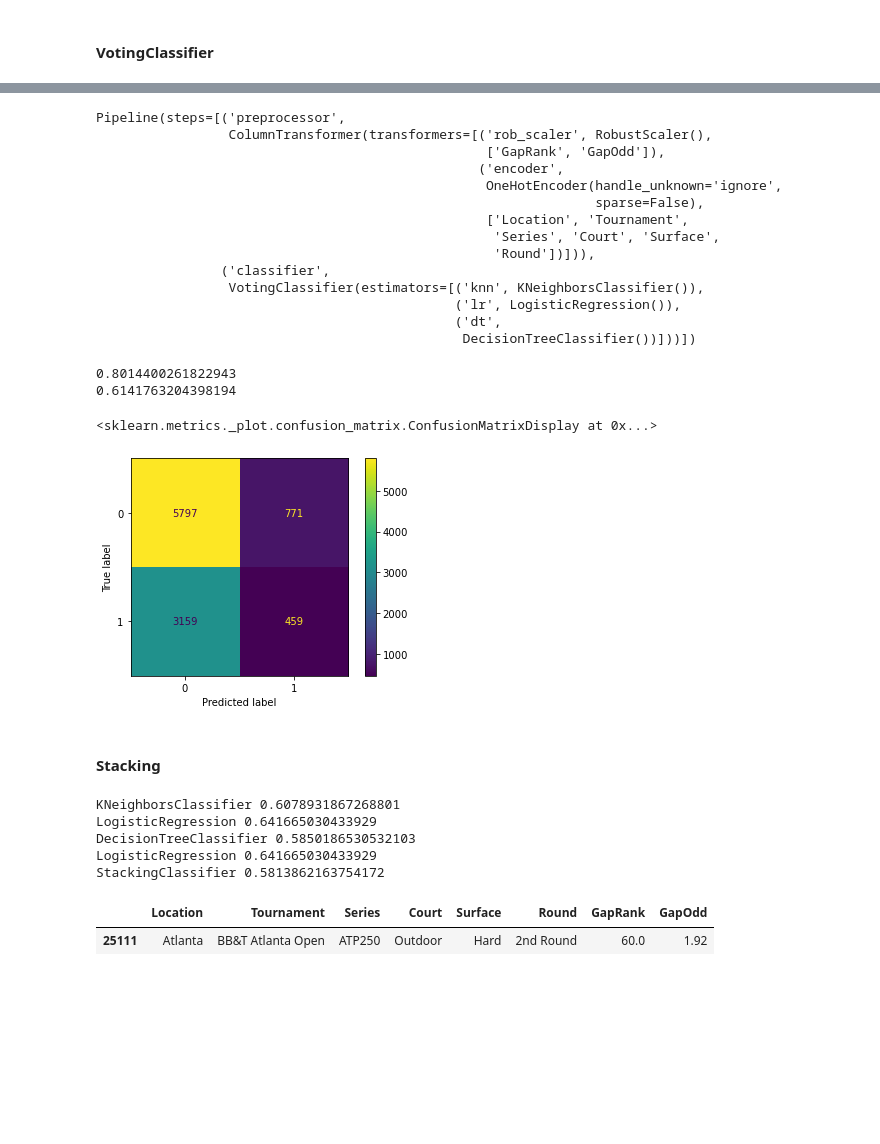
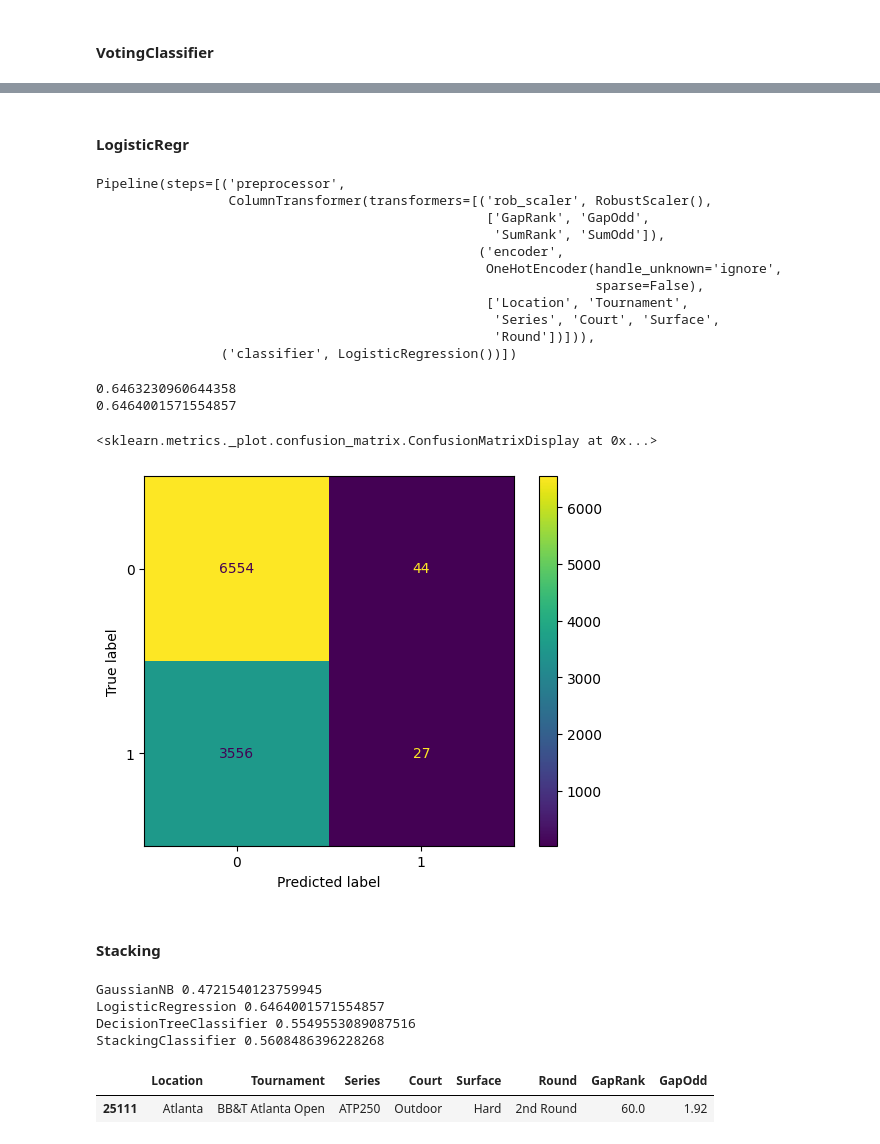
Before and after one commit to Marc-Abele/tennis-predictions, a Jupyter notebook: ml_3sets.ipynb, the cells around one changed output, grey strips where cells are left out. Cells and saved outputs as stored; diff of their text form; code cells hidden in the pictures; blank space fills up the shorter version.

Commit message:
beginning of predictions on WTA matches, added prediction algorithm of sets number & bugs corrections with .xlsx files remplaced by .csv files

```diff
--- a/ml_3sets.ipynb
+++ b/ml_3sets.ipynb
@@ -540,3 +568,11 @@ algo_voting=VotingClassifier(estimators=[
     ('lr', LogisticRegression()),
     ('dt', DecisionTreeClassifier())],
                              voting='hard')
+# %%
+# Création du pipeline avec le préprocesseur et le classificateur SVC
+pipeline_voting = Pipeline(steps=[
+    ('preprocessor', preprocessor),
+    ('classifier', algo_voting)
+])
+
+pipeline_voting
@@ -542,0 +595,9 @@ algo_voting=VotingClassifier(estimators=[
+# %%
+pipeline_voting.fit(X_train, y_train)
+
+y_test_pred=pipeline_voting.predict(X_test)
+
+print(pipeline_voting.score(X_train,y_train))
+print(pipeline_voting.score(X_test,y_test))
+
+ConfusionMatrixDisplay(confusion_matrix(y_test,y_test_pred), display_labels=pipeline_voting.classes_).plot()
@@ -543,6 +611,8 @@ algo_voting=VotingClassifier(estimators=[
+# %% [markdown]
+#### LogisticRegr
 # %%
 categorical_columns = ['Location', 'Tournament', 'Series', 'Court', 'Surface', 'Round']
-numeric_columns = ['GapRank', 'GapOdd']
+numeric_columns = ['GapRank', 'GapOdd', 'SumRank', 'SumOdd']
 
 rob_scaler = RobustScaler()
 ohe = OneHotEncoder(handle_unknown='ignore', sparse=False)
@@ -555,61 +625,58 @@ preprocessor = ColumnTransformer(
     ])
 
 # Création du pipeline avec le préprocesseur et le classificateur SVC
-pipeline = Pipeline(steps=[
+pipeline_lr = Pipeline(steps=[
     ('preprocessor', preprocessor),
-    ('classifier', algo_voting)
+    ('classifier', LogisticRegression())
 ])
 
-pipeline
+pipeline_lr
 # %% [output]
 Pipeline(steps=[('preprocessor',
                  ColumnTransformer(transformers=[('rob_scaler', RobustScaler(),
-                                                  ['GapRank', 'GapOdd']),
+                                                  ['GapRank', 'GapOdd',
+                                                   'SumRank', 'SumOdd']),
                                                  ('encoder',
                                                   OneHotEncoder(handle_unknown='ignore',
                                                                 sparse=False),
                                                   ['Location', 'Tournament',
                                                    'Series', 'Court', 'Surface',
                                                    'Round'])])),
-                ('classifier',
-                 VotingClassifier(estimators=[('knn', KNeighborsClassifier()),
-                                              ('lr', LogisticRegression()),
-                                              ('dt',
-                                               DecisionTreeClassifier())]))])
+                ('classifier', LogisticRegression())])
 # %%
-pipeline.fit(X_train, y_train)
+pipeline_lr.fit(X_train, y_train)
 
-y_test_pred=pipeline.predict(X_test)
+y_test_pred=pipeline_lr.predict(X_test)
 
-print(pipeline.score(X_train,y_train))
-print(pipeline.score(X_test,y_test))
+print(pipeline_lr.score(X_train,y_train))
+print(pipeline_lr.score(X_test,y_test))
 
-ConfusionMatrixDisplay(confusion_matrix(y_test,y_test_pred), display_labels=pipeline.classes_).plot()
+ConfusionMatrixDisplay(confusion_matrix(y_test,y_test_pred), display_labels=pipeline_lr.classes_).plot()
 # %% [output]
-0.8014400261822943
-0.6141763204398194
+0.6463230960644358
+0.6464001571554857
 <sklearn.metrics._plot.confusion_matrix.ConfusionMatrixDisplay at 0x...>
-[figure, old version]
+[figure, new version]
 # %% [markdown]
 #### Stacking
 # %%
 from mlxtend.classifier import StackingClassifier
 
 # Initialize individual models
-clf_1 = KNeighborsClassifier()
+clf_1 = GaussianNB()
 clf_2 = LogisticRegression()
 clf_3 = DecisionTreeClassifier()
-clf_meta = LogisticRegression() # Initialize meta-model
+clf_meta = GaussianNB() # Initialize meta-model
 clf_stack = StackingClassifier(classifiers=[clf_1, clf_2, clf_3], # Create stacking classifier
                                meta_classifier=clf_meta,
                                use_probas=False,
                                use_features_in_secondary=True)
 
 # Fit and predict with the models and ensemble
-for clf in (clf_1, clf_2, clf_3, clf_meta, clf_stack):
+for clf in (clf_1, clf_2, clf_3, clf_stack):
 
    categorical_columns = ['Location', 'Tournament', 'Series', 'Court', 'Surface', 'Round']
-   numeric_columns = ['GapRank', 'GapOdd']
+   numeric_columns = ['GapRank', 'GapOdd', 'SumRank', 'SumOdd']
    rob_scaler = RobustScaler()
    ohe = OneHotEncoder(handle_unknown='ignore', sparse=False)
 
@@ -621,20 +688,19 @@ for clf in (clf_1, clf_2, clf_3, clf_meta, clf_stack):
       ])
 
    # Création du pipeline avec le préprocesseur et le classificateur SVC
-   pipeline = Pipeline(steps=[
+   pipeline_stacking = Pipeline(steps=[
       ('preprocessor', preprocessor),
       ('classifier', clf)])
 
 
-   pipeline.fit(X_train, y_train)
-   y_pred = pipeline.predict(X_test)
+   pipeline_stacking.fit(X_train, y_train)
+   y_pred = pipeline_stacking.predict(X_test)
    print(clf.__class__.__name__, accuracy_score(y_test, y_pred))
 # %% [output]
-KNeighborsClassifier 0.6078931867268801
-LogisticRegression 0.641665030433929
-DecisionTreeClassifier 0.5850186530532103
-LogisticRegression 0.641665030433929
-StackingClassifier 0.5813862163754172
+GaussianNB 0.4721540123759945
+LogisticRegression 0.6464001571554857
+DecisionTreeClassifier 0.5549553089087516
+StackingClassifier 0.5608486396228268
 # %%
 test=X.sample(n=1)
 test
```
Also changed, not shown: parts of 97 cells of this notebook, 10 other files.
